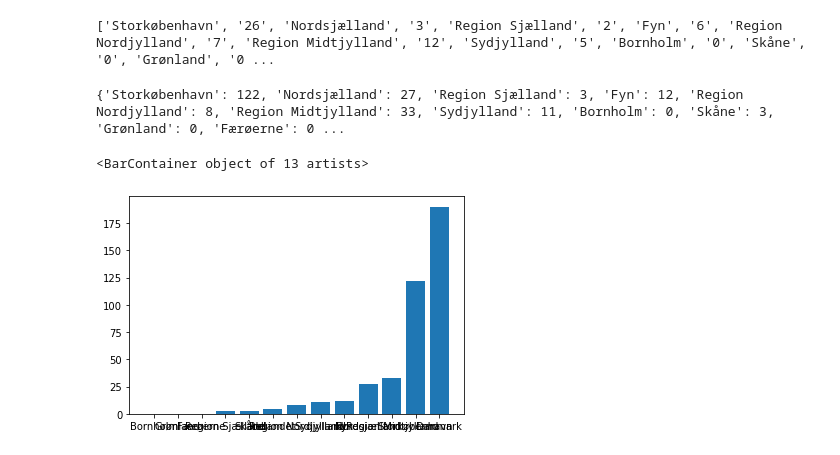
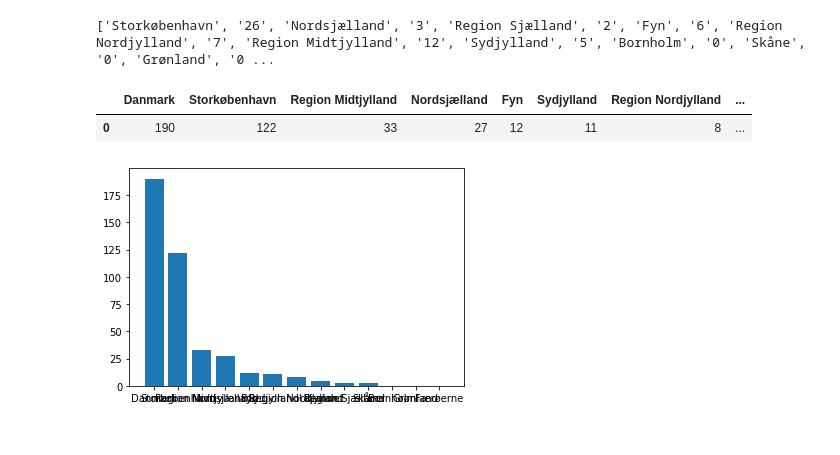
Before and after one commit to OscarLaurberg/PythonNotebooks, a Jupyter notebook: Week 7/week7.ipynb, the cells around one changed output. Saved outputs shown, nothing was run; the diff lists cells and outputs as text; code cells hidden in the pictures.

```diff
--- a/Week 7/week7.ipynb
+++ b/Week 7/week7.ipynb
@@ -77,44 +76,43 @@ print(areas)
 #Gør som før, find ud af hvor mange job der er, hvor i landet jobbene er tilbudt, og til sidst lav så en graf (i vælger selv hvad der giver mest mening), for hvor vi har bedst mulighed for at #finde job.
 
 import bs4
-import regex
 import requests
 import re
 import pandas as pd
 import matplotlib.pyplot as plt
 
 def get_job_info(url):
     html = requests.get(url)
     soup = bs4.BeautifulSoup(html.text, 'html.parser')
     areas = {}
     area_divs = soup.findAll('div', {'id': 'areas'})
     area_a_tags = []
 
     for area in area_divs:
         area_a_tags.extend(area.findAll('a'))
 
     for area in area_a_tags:
         areas_kv = {}
         split_string = re.split('(\d+)',area.getText().strip())
         key = split_string[0]
         value = int(split_string[1])
         areas_kv = { key: value }
         areas.update(areas_kv)
-    return areas
+
+    sort_amount_of_jobs = {k: v for k,v in sorted(areas.items(), reverse=True, key=lambda x: x[1])}
+    plt.bar(sort_amount_of_jobs.keys(), sort_amount_of_jobs.values())
+    py_df = pd.DataFrame(sort_amount_of_jobs, index=[0])
+    display(py_df)
+
+    return sort_amount_of_jobs
 
 py_url = 'https://www.jobindex.dk/jobsoegning?q=python'
 java_url = 'https://www.jobindex.dk/jobsoegning?q=java'
 js_url = 'https://www.jobindex.dk/jobsoegning?q=javascript'
 
 
 python = get_job_info(py_url)
-print(python)
-java = get_job_info(java_url)
-js = get_job_info(js_url)
-
-sort_amount_of_jobs = {k: v for k,v in sorted(python.items(), key=lambda x: x[1])}
-plt.bar(sort_amount_of_jobs.keys(), sort_amount_of_jobs.values())
 # %% [output]
-{'Storkøbenhavn': 122, 'Nordsjælland': 27, 'Region Sjælland': 3, 'Fyn': 12, 'Region Nordjylland': 8, 'Region Midtjylland': 33, 'Sydjylland': 11, 'Bornholm': 0, 'Skåne': 3, 'Grønland': 0, 'Færøerne': 0 ...
-<BarContainer object of 13 artists>
+|  | Danmark | Storkøbenhavn | Region Midtjylland | Nordsjælland | Fyn | Sydjylland | Region Nordjylland | ... |
+| 0 | 190 | 122 | 33 | 27 | 12 | 11 | 8 | ... |
-[figure, old version]
+[figure, new version]
```
Also changed, not shown: parts of 3 cells of this notebook.
